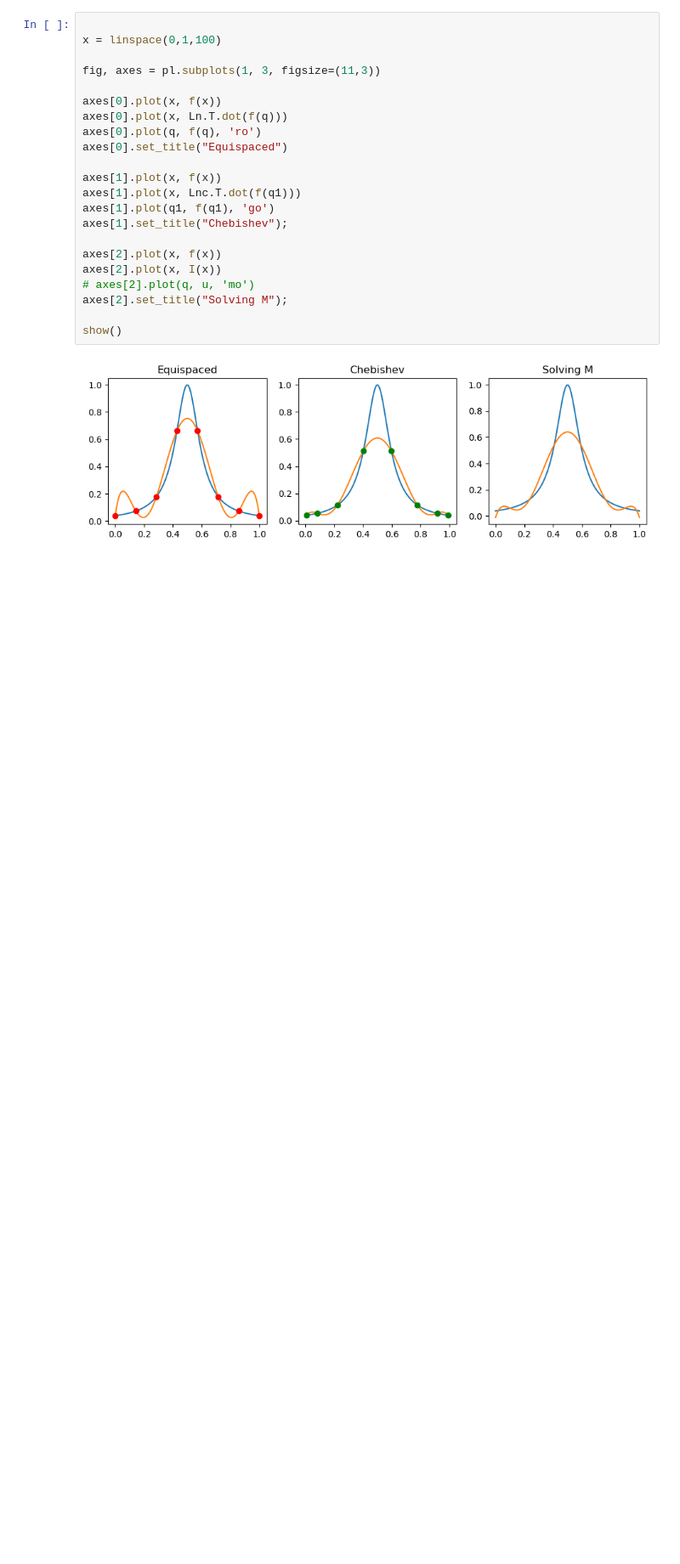
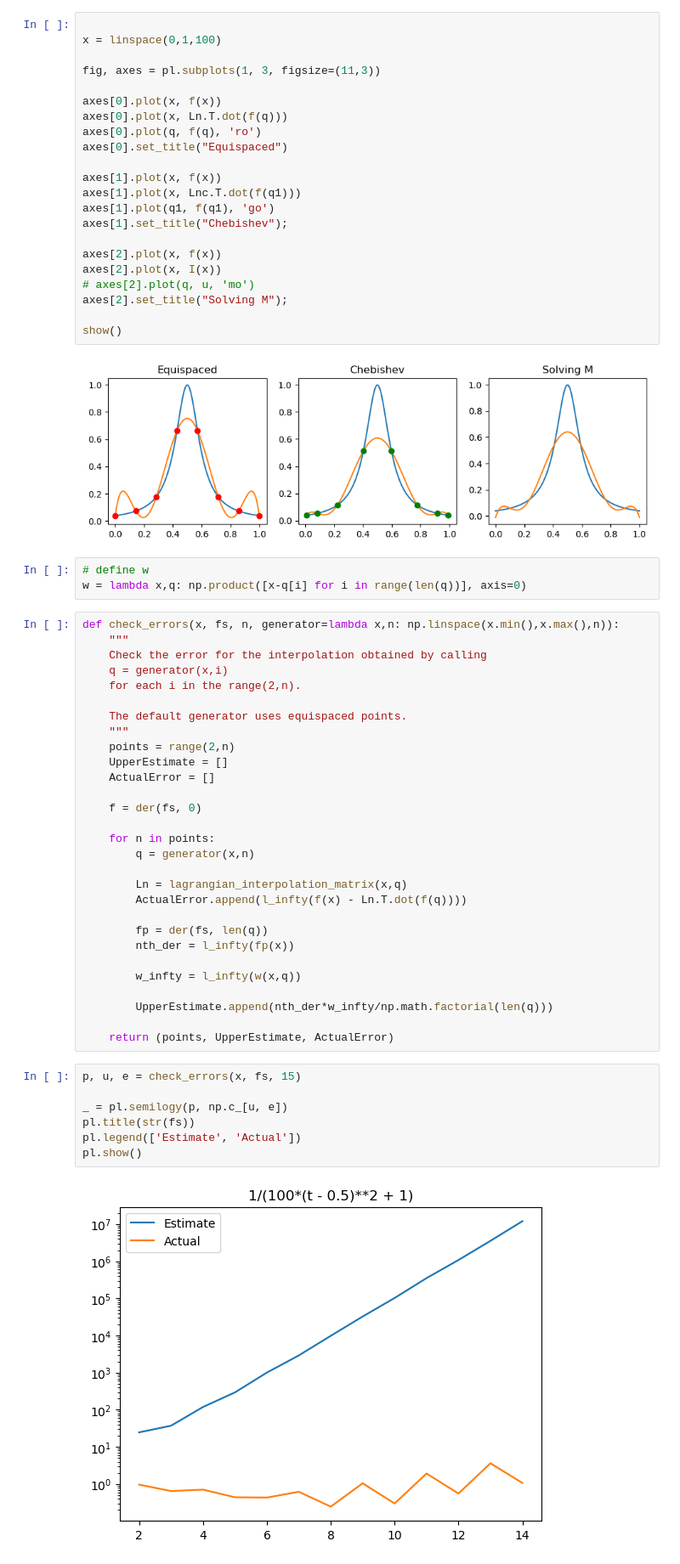
Before and after one commit to ananthkrishna96/Python-Allen-Cahn-FEM-Solver, a Jupyter notebook: Exercises.ipynb, the cells around one changed output. Shown: that part at 85% size. Drawn from its saved outputs; the diff is of its cells as text; blank space fills up the shorter version.

```diff
--- a/Exercises.ipynb
+++ b/Exercises.ipynb
@@ -140,3 +140,44 @@ axes[2].set_title("Solving M");
 show()
 # %% [output]
 [figure]
+# %%
+# define w
+w = lambda x,q: np.product([x-q[i] for i in range(len(q))], axis=0)
+# %%
+def check_errors(x, fs, n, generator=lambda x,n: np.linspace(x.min(),x.max(),n)):
+    """
+    Check the error for the interpolation obtained by calling
+    q = generator(x,i)
+    for each i in the range(2,n).
+
+    The default generator uses equispaced points.
+    """
+    points = range(2,n)
+    UpperEstimate = []
+    ActualError = []
+
+    f = der(fs, 0)
+
+    for n in points:
+        q = generator(x,n)
+
+        Ln = lagrangian_interpolation_matrix(x,q)
+        ActualError.append(l_infty(f(x) - Ln.T.dot(f(q))))
+
+        fp = der(fs, len(q))
+        nth_der = l_infty(fp(x))
+
+        w_infty = l_infty(w(x,q))
+
+        UpperEstimate.append(nth_der*w_infty/np.math.factorial(len(q)))
+
+    return (points, UpperEstimate, ActualError)
+# %%
+p, u, e = check_errors(x, fs, 15)
+
+_ = pl.semilogy(p, np.c_[u, e])
+pl.title(str(fs))
+pl.legend(['Estimate', 'Actual'])
+pl.show()
+# %% [output]
+[figure, added]
```
Also changed, not shown: parts of 6 cells of this notebook.
